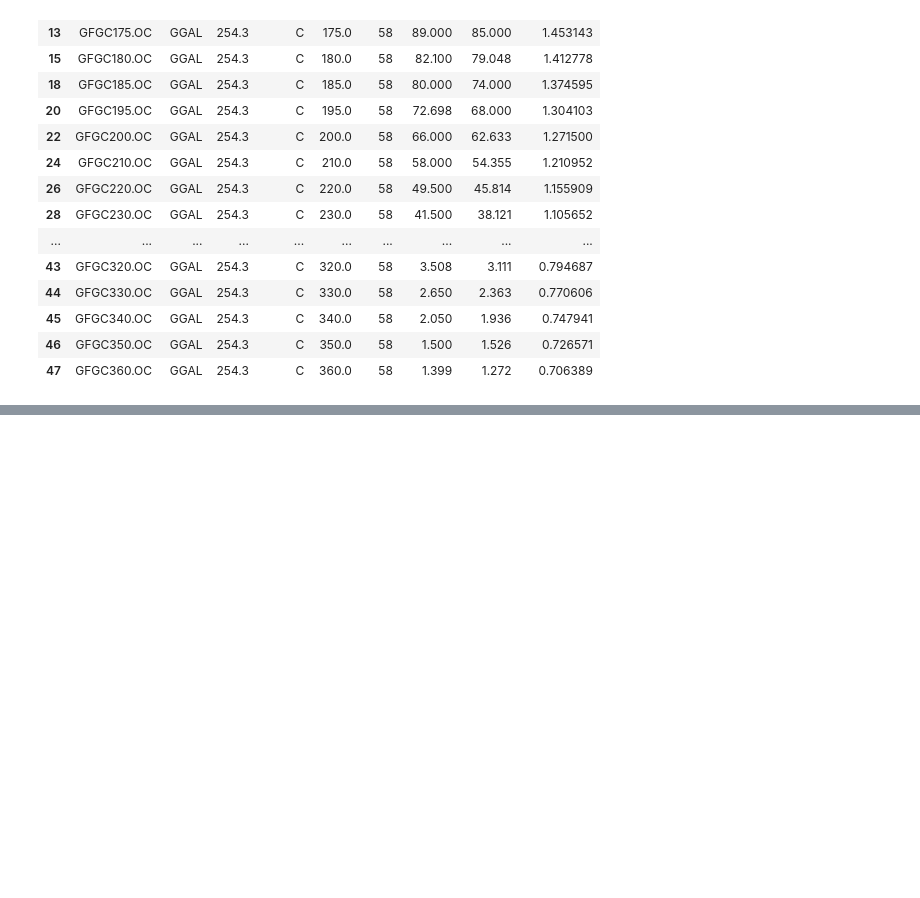
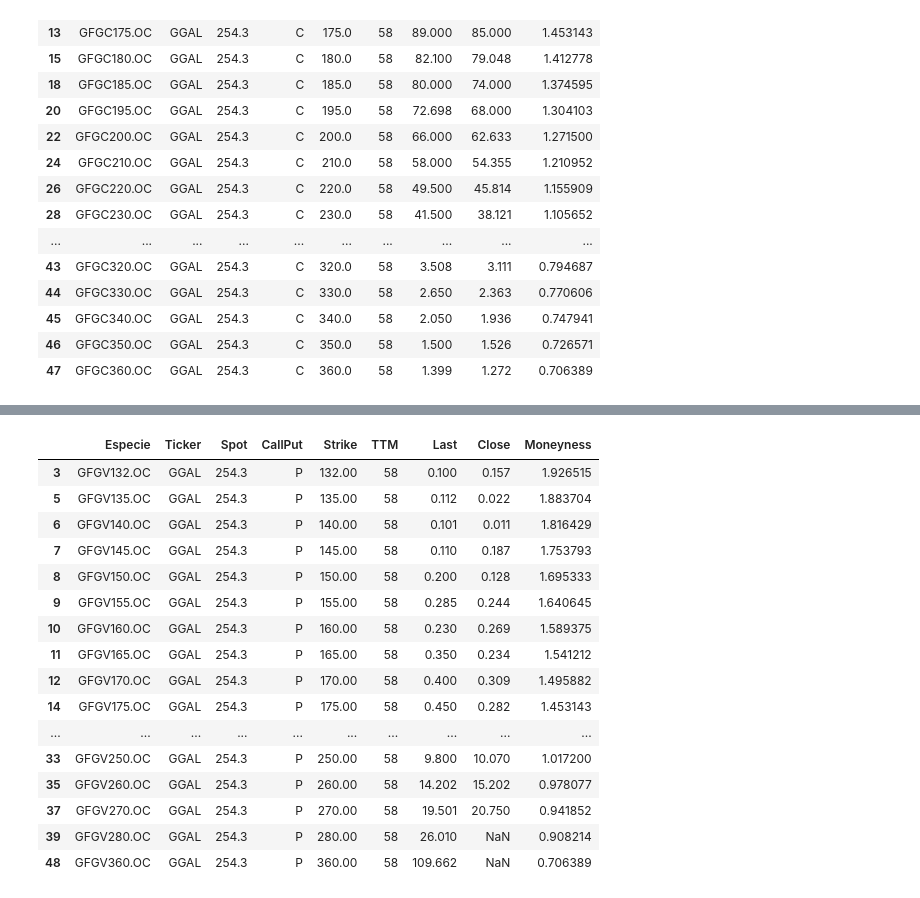
Before and after one commit to manumau-hub/finanzasCuantitativas, a Jupyter notebook: Notebooks/pyHomeBroker.ipynb, the cells around one changed output, grey strips where cells are left out. Saved outputs shown, nothing was run; the diff lists cells and outputs as text; code cells hidden in the pictures; blank space fills up the shorter version.

```diff
--- a/Notebooks/pyHomeBroker.ipynb
+++ b/Notebooks/pyHomeBroker.ipynb
@@ -371,0 +377,24 @@ plt.show()
+# %%
+panel_opciones_ggal = panel_opciones_homebroker(personal_data, 'GGAL', True)
+panel_opciones_ggal = panel_opciones_ggal[panel_opciones_ggal.TTM == 58]
+panel_opciones_ggal = panel_opciones_ggal[panel_opciones_ggal.CallPut == 'P']
+
+panel_opciones_ggal
+# %% [output]
+|  | Especie | Ticker | Spot | CallPut | Strike | TTM | Last | Close | Moneyness |
+| 3 | GFGV132.OC | GGAL | 254.3 | P | 132.00 | 58 | 0.100 | 0.157 | 1.926515 |
+| 5 | GFGV135.OC | GGAL | 254.3 | P | 135.00 | 58 | 0.112 | 0.022 | 1.883704 |
+| 6 | GFGV140.OC | GGAL | 254.3 | P | 140.00 | 58 | 0.101 | 0.011 | 1.816429 |
+| 7 | GFGV145.OC | GGAL | 254.3 | P | 145.00 | 58 | 0.110 | 0.187 | 1.753793 |
+| 8 | GFGV150.OC | GGAL | 254.3 | P | 150.00 | 58 | 0.200 | 0.128 | 1.695333 |
+| 9 | GFGV155.OC | GGAL | 254.3 | P | 155.00 | 58 | 0.285 | 0.244 | 1.640645 |
+| 10 | GFGV160.OC | GGAL | 254.3 | P | 160.00 | 58 | 0.230 | 0.269 | 1.589375 |
+| 11 | GFGV165.OC | GGAL | 254.3 | P | 165.00 | 58 | 0.350 | 0.234 | 1.541212 |
+| 12 | GFGV170.OC | GGAL | 254.3 | P | 170.00 | 58 | 0.400 | 0.309 | 1.495882 |
+| 14 | GFGV175.OC | GGAL | 254.3 | P | 175.00 | 58 | 0.450 | 0.282 | 1.453143 |
+| ... | ... | ... | ... | ... | ... | ... | ... | ... | ... |
+| 33 | GFGV250.OC | GGAL | 254.3 | P | 250.00 | 58 | 9.800 | 10.070 | 1.017200 |
+| 35 | GFGV260.OC | GGAL | 254.3 | P | 260.00 | 58 | 14.202 | 15.202 | 0.978077 |
+| 37 | GFGV270.OC | GGAL | 254.3 | P | 270.00 | 58 | 19.501 | 20.750 | 0.941852 |
+| 39 | GFGV280.OC | GGAL | 254.3 | P | 280.00 | 58 | 26.010 | NaN | 0.908214 |
+| 48 | GFGV360.OC | GGAL | 254.3 | P | 360.00 | 58 | 109.662 | NaN | 0.706389 |
```
Also changed, not shown: parts of 2 cells of this notebook, 4 other files.
